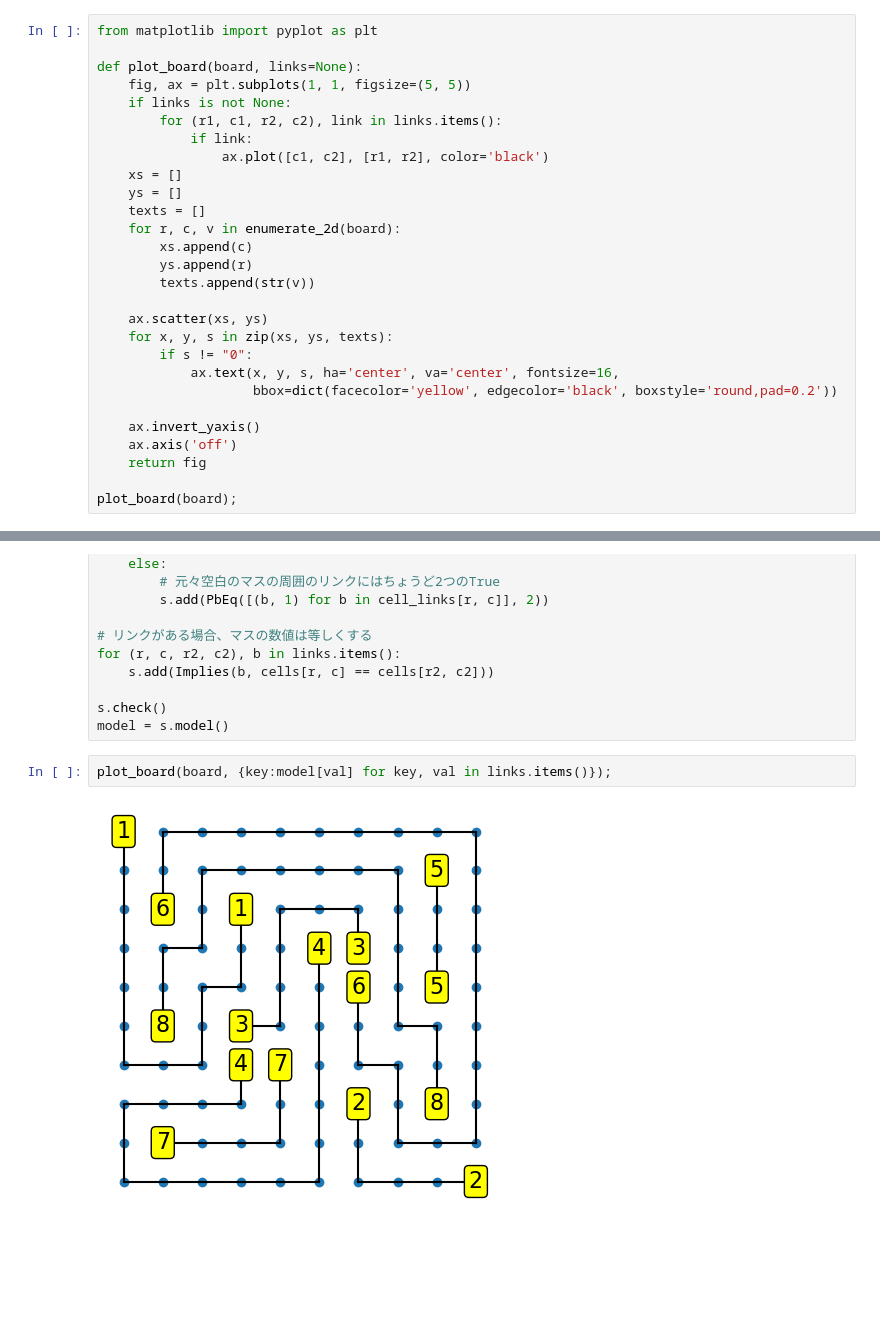
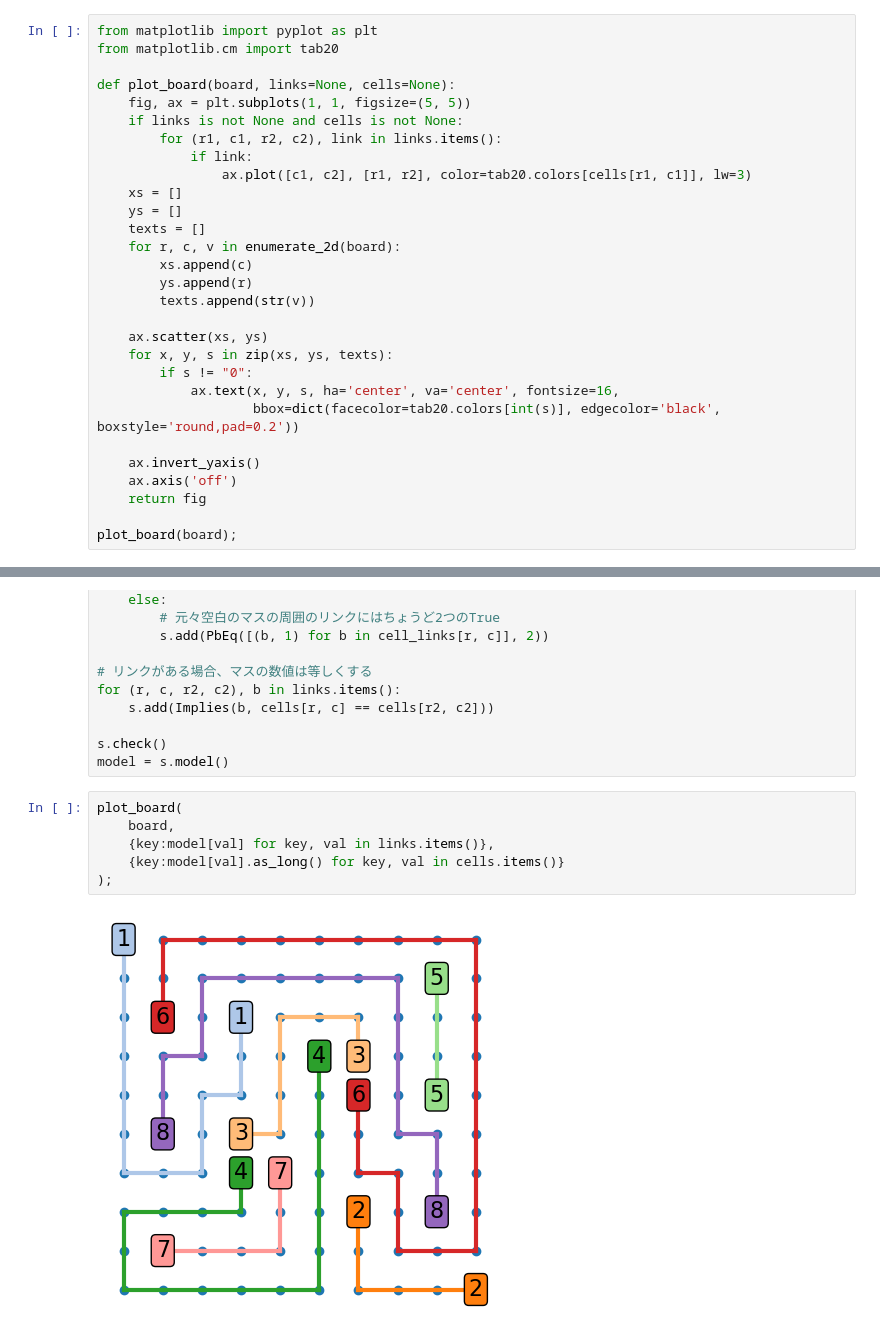
Before and after one commit to ruoyu0088/thinking_code, a Jupyter notebook: thinking_code/z3_number_link.ipynb, the cells around one changed output, grey strips where cells are left out. Cells and saved outputs as stored; diff of their text form; blank space fills up the shorter version.

Commit message:
add colors to numbers and links

```diff
--- a/thinking_code/z3_number_link.ipynb
+++ b/thinking_code/z3_number_link.ipynb
@@ -77,12 +77,13 @@ board
 # %%
 from matplotlib import pyplot as plt
+from matplotlib.cm import tab20
 
-def plot_board(board, links=None):
+def plot_board(board, links=None, cells=None):
     fig, ax = plt.subplots(1, 1, figsize=(5, 5))
-    if links is not None:
+    if links is not None and cells is not None:
         for (r1, c1, r2, c2), link in links.items():
             if link:
-                ax.plot([c1, c2], [r1, r2], color='black')
+                ax.plot([c1, c2], [r1, r2], color=tab20.colors[cells[r1, c1]], lw=3)
     xs = []
     ys = []
     texts = []
@@ -95,7 +96,7 @@ def plot_board(board, links=None):
     for x, y, s in zip(xs, ys, texts):
         if s != "0":
             ax.text(x, y, s, ha='center', va='center', fontsize=16,
-                    bbox=dict(facecolor='yellow', edgecolor='black', boxstyle='round,pad=0.2'))
+                    bbox=dict(facecolor=tab20.colors[int(s)], edgecolor='black', boxstyle='round,pad=0.2'))
 
     ax.invert_yaxis()
     ax.axis('off')
@@ -163,6 +164,10 @@ for (r, c, r2, c2), b in links.items():
 s.check()
 model = s.model()
 # %%
-plot_board(board, {key:model[val] for key, val in links.items()});
+plot_board(
+    board,
+    {key:model[val] for key, val in links.items()},
+    {key:model[val].as_long() for key, val in cells.items()}
+);
 # %% [output]
-[figure, old version]
+[figure, new version]
```
Also changed, not shown: parts of 2 cells of this notebook.
